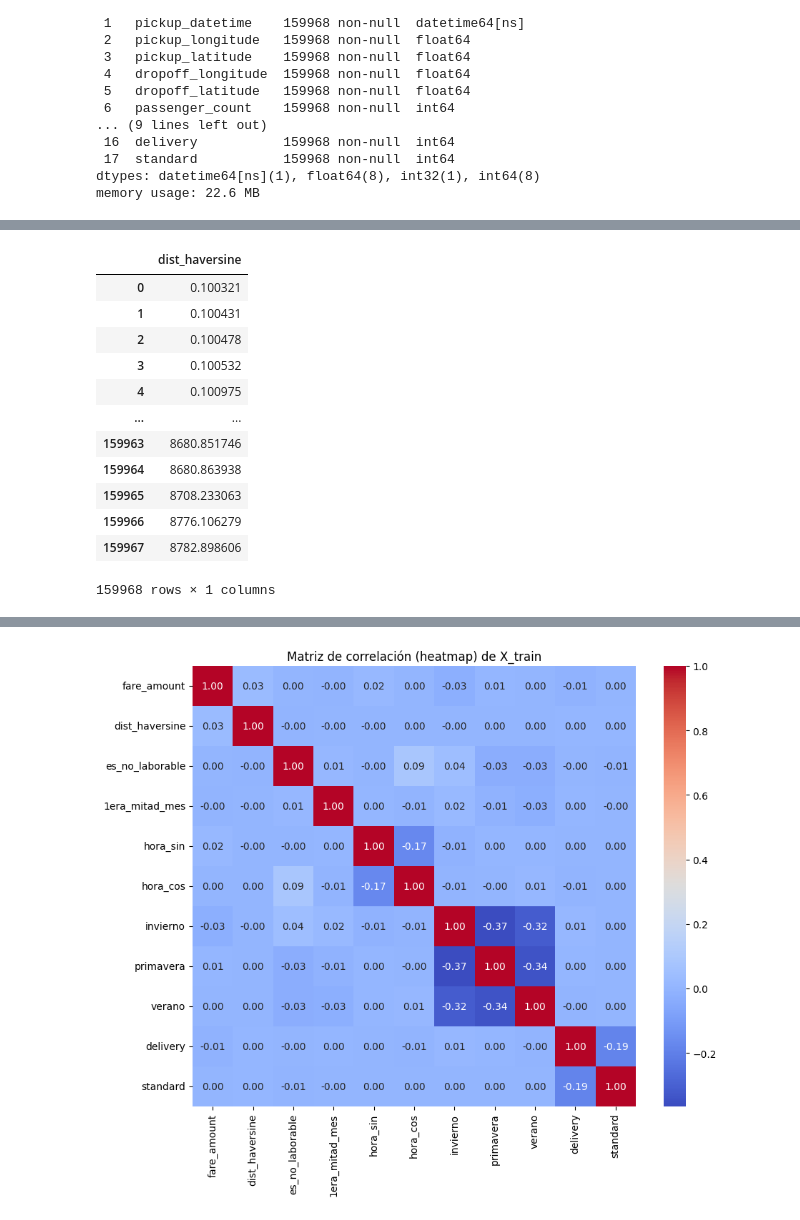
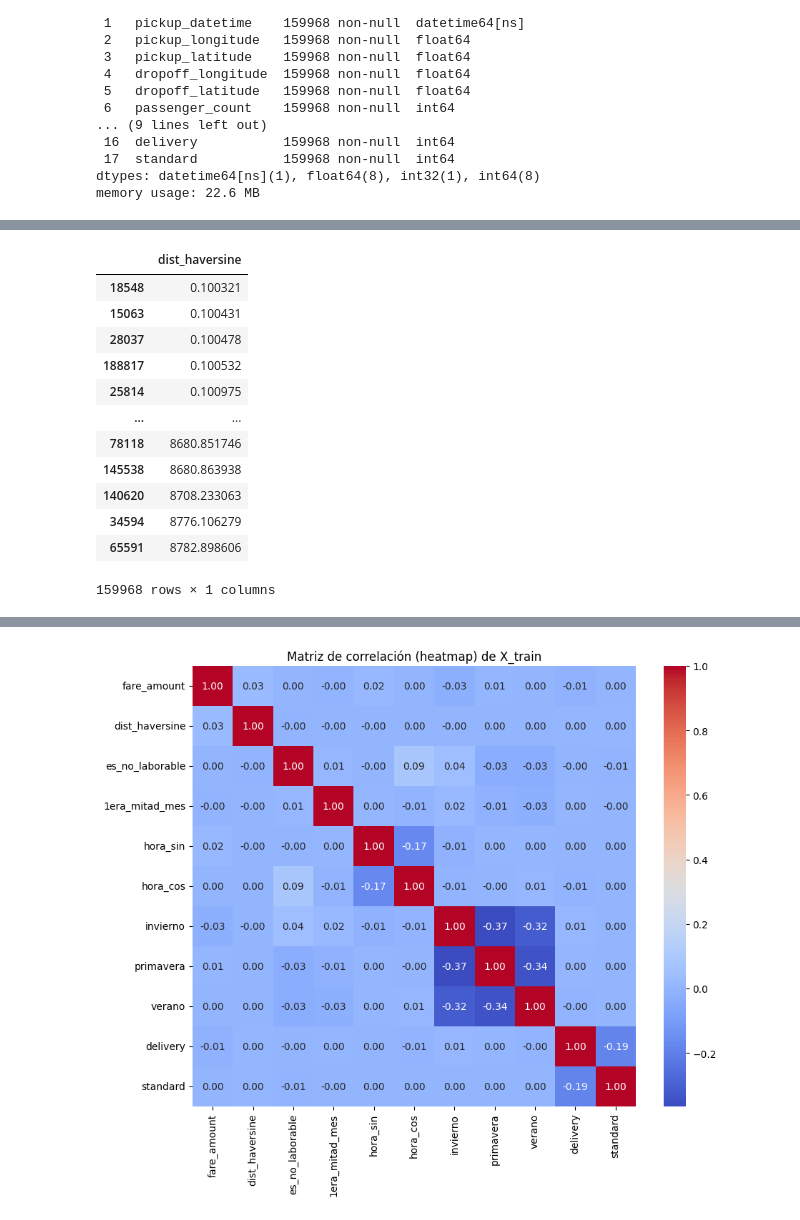
Before and after one commit to FedeZ2008/AA1-TUIA-2025C2-LEON-ZIMMER, a Jupyter notebook: TP1_Regresion.ipynb, the cells around one changed output, grey strips where cells are left out. Cells and saved outputs as stored; diff of their text form; code cells hidden in the pictures.

```diff
--- a/TP1_Regresion.ipynb
+++ b/TP1_Regresion.ipynb
@@ -699,19 +1035,19 @@ memory usage: 22.6 MB
 # %%
 # Mostrar dist_haversine ordenadas de menor a mayor
-df_train[['dist_haversine']].sort_values(['dist_haversine']).reset_index(drop=True)
+df_train[['dist_haversine']].sort_values(['dist_haversine'])
 # %% [output]
 |  | dist_haversine |
-| 0 | 0.100321 |
-| 1 | 0.100431 |
-| 2 | 0.100478 |
-| 3 | 0.100532 |
-| 4 | 0.100975 |
+| 18548 | 0.100321 |
+| 15063 | 0.100431 |
+| 28037 | 0.100478 |
+| 188817 | 0.100532 |
+| 25814 | 0.100975 |
 | ... | ... |
-| 159963 | 8680.851746 |
-| 159964 | 8680.863938 |
-| 159965 | 8708.233063 |
-| 159966 | 8776.106279 |
-| 159967 | 8782.898606 |
+| 78118 | 8680.851746 |
+| 145538 | 8680.863938 |
+| 140620 | 8708.233063 |
+| 34594 | 8776.106279 |
+| 65591 | 8782.898606 |
 159968 rows × 1 columns
 # %%
 # Eliminar columnas que no aportan al análisis
```
Also changed, not shown: parts of 3 cells of this notebook.
